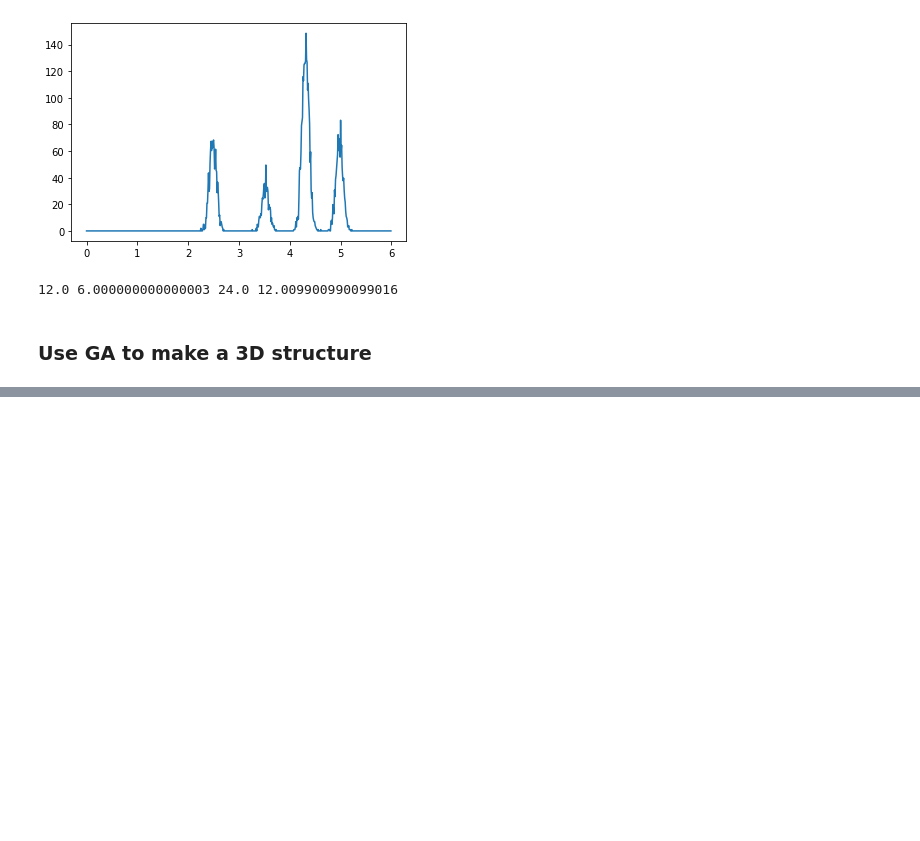
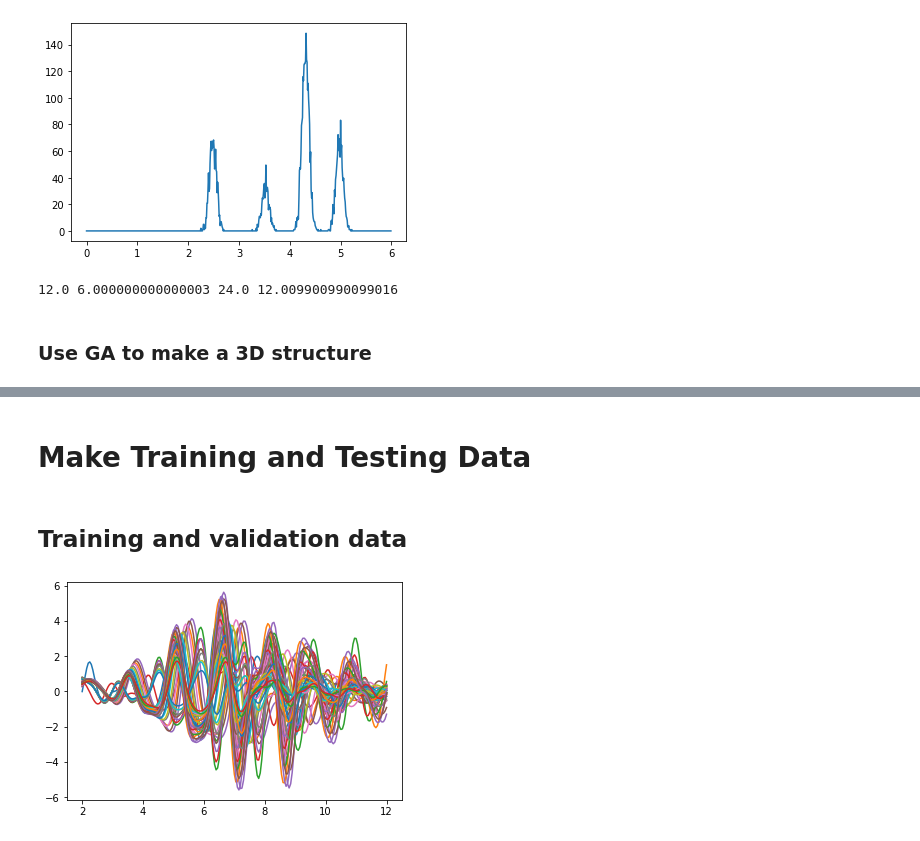
Before and after one commit to nmarcella/Xron, a Jupyter notebook: Objective_training/Ni_Bulk.ipynb, the cells around one changed output, grey strips where cells are left out. Saved outputs shown, nothing was run; the diff lists cells and outputs as text; code cells hidden in the pictures; blank space fills up the shorter version.

```diff
--- a/Objective_training/Ni_Bulk.ipynb
+++ b/Objective_training/Ni_Bulk.ipynb
@@ -414,0 +828,4 @@ write_xyz_file('.\\Data_Ni_Bulk\\GA\\Ni_Bulk.xyz',  np.concatenate((np.array([[0
+# %% [markdown]
+# Make Training and Testing Data
+# %% [markdown]
+## Training and validation data
@@ -414,0 +894,8 @@ write_xyz_file('.\\Data_Ni_Bulk\\GA\\Ni_Bulk.xyz',  np.concatenate((np.array([[0
+# %%
+# load the special_bois
+special_bois = pickle.load(open('.\\Data_Ni_Bulk\\NN\\Training_Data\\special_bois.pkl', 'rb'))
+# %%
+for i,boi in enumerate(special_bois):
+    plt.plot(kspace, boi[0])
+# %% [output]
+[figure, added]
```
Also changed, not shown: parts of 30 cells of this notebook, 19 other files.
